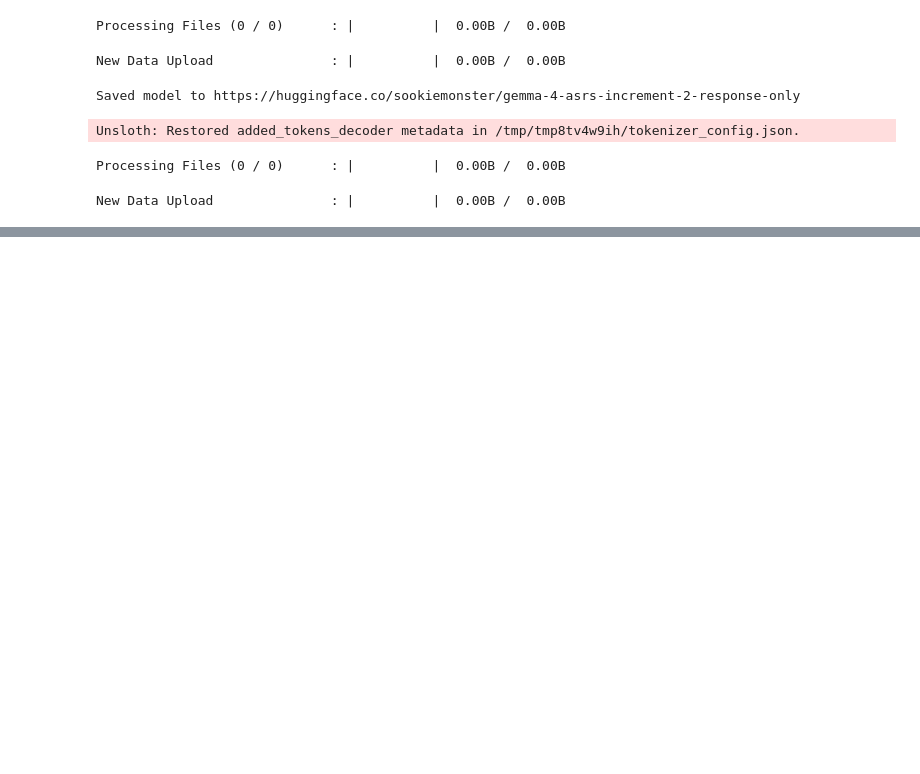
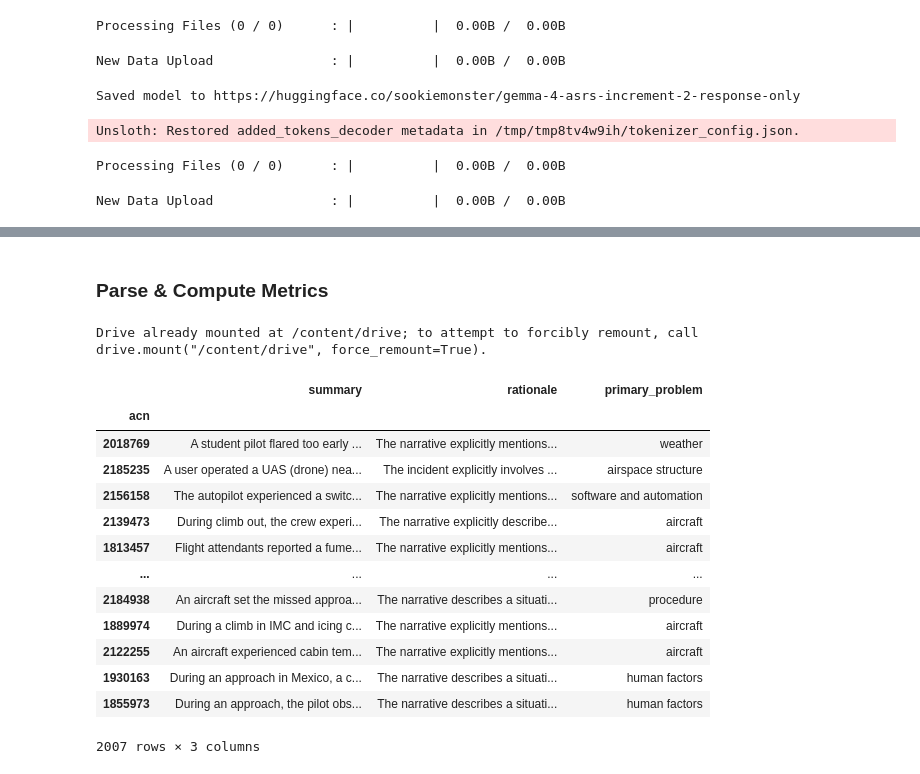
Before and after one commit to sookiemonster/asrs-problem-factor-analysis, a Jupyter notebook: fine-tuning/2-stage/TC_Distillation_Decoder.ipynb, the cells around one changed output, grey strips where cells are left out. Drawn from its saved outputs; the diff is of its cells as text; code cells hidden in the pictures; blank space fills up the shorter version.

````diff
--- a/fine-tuning/2-stage/TC_Distillation_Decoder.ipynb
+++ b/fine-tuning/2-stage/TC_Distillation_Decoder.ipynb
@@ -1820,0 +2625,15 @@ New Data Upload               : |          |  0.00B /  0.00B
+# %% [markdown]
+### Parse & Compute Metrics
+# %%
+from google.colab import drive
+import pathlib
+import csv
+
+drive.mount('/content/drive')
+
+log_path = pathlib.Path('/content/drive/MyDrive/asrs/')
+log_file = log_path / "valid_predictions.csv"
+
+raw_df = pd.read_csv(log_file)
+# %% [output]
+Drive already mounted at /content/drive; to attempt to forcibly remount, call drive.mount("/content/drive", force_remount=True).
@@ -1820,0 +2679,39 @@ New Data Upload               : |          |  0.00B /  0.00B
+# %%
+def parse_generations(arr:np.array):
+  res = []
+  failed = []
+  for output in arr:
+    no_md = output.replace('```json', "").replace('```', '')
+    try:
+      d = json.loads(no_md)
+      assert isinstance(d, dict) and len(set(d.keys()) - set(['acn', 'rationale', 'primary_problem', 'summary'])) == 0
+      res.append(d)
+    except json.JSONDecodeError:
+      failed.append(output)
+      continue
+    except AssertionError:
+      failed.append(output)
+      continue
+
+  df = pd.DataFrame(res).set_index('acn')
+  df.index = df.index.astype(int)
+  df.primary_problem = df.primary_problem.apply(standardize_label)
+  return df, failed
+
+parsed, failed = parse_generations(raw_df.output.to_numpy())
+parsed
+# %% [output]
+|  | summary | rationale | primary_problem |
+| acn |  |  |  |
+| 2018769 | A student pilot flared too early ... | The narrative explicitly mentions... | weather |
+| 2185235 | A user operated a UAS (drone) nea... | The incident explicitly involves ... | airspace structure |
+| 2156158 | The autopilot experienced a switc... | The narrative explicitly mentions... | software and automation |
+| 2139473 | During climb out, the crew experi... | The narrative explicitly describe... | aircraft |
+| 1813457 | Flight attendants reported a fume... | The narrative explicitly mentions... | aircraft |
+| ... | ... | ... | ... |
+| 2184938 | An aircraft set the missed approa... | The narrative describes a situati... | procedure |
+| 1889974 | During a climb in IMC and icing c... | The narrative explicitly mentions... | aircraft |
+| 2122255 | An aircraft experienced cabin tem... | The narrative explicitly mentions... | aircraft |
+| 1930163 | During an approach in Mexico, a c... | The narrative describes a situati... | human factors |
+| 1855973 | During an approach, the pilot obs... | The narrative describes a situati... | human factors |
+2007 rows × 3 columns
````
Also changed, not shown: parts of 27 cells of this notebook, 3 other files.
